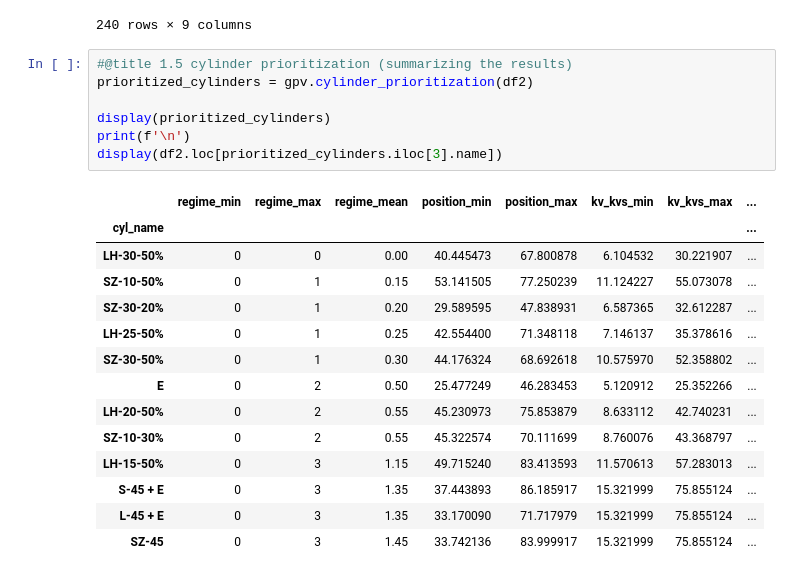
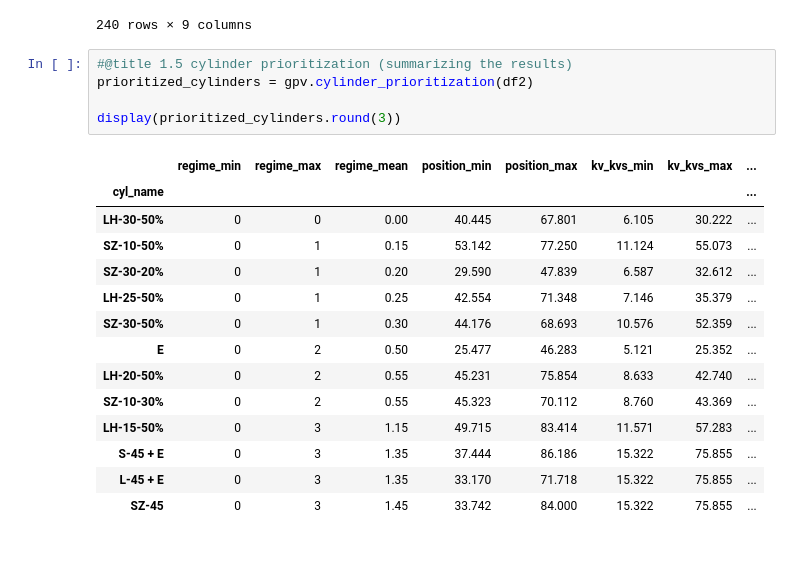
Before and after one commit to ratral/hyd4gpv_py, a Jupyter notebook: gpv_v002.ipynb, the cells around one changed output. Saved outputs shown, nothing was run; the diff lists cells and outputs as text.

```diff
--- a/gpv_v002.ipynb
+++ b/gpv_v002.ipynb
@@ -165,22 +165,20 @@ display(valves.round(3))
 # %%
 #@title 1.5 cylinder prioritization (summarizing the results)
 prioritized_cylinders = gpv.cylinder_prioritization(df2)
 
-display(prioritized_cylinders)
-print(f'\n')
-display(df2.loc[prioritized_cylinders.iloc[3].name])
+display(prioritized_cylinders.round(3))
 # %% [output]
 |  | regime_min | regime_max | regime_mean | position_min | position_max | kv_kvs_min | kv_kvs_max | ... |
 | cyl_name |  |  |  |  |  |  |  | ... |
-| LH-30-50% | 0 | 0 | 0.00 | 40.445473 | 67.800878 | 6.104532 | 30.221907 | ... |
-| SZ-10-50% | 0 | 1 | 0.15 | 53.141505 | 77.250239 | 11.124227 | 55.073078 | ... |
-| SZ-30-20% | 0 | 1 | 0.20 | 29.589595 | 47.838931 | 6.587365 | 32.612287 | ... |
-| LH-25-50% | 0 | 1 | 0.25 | 42.554400 | 71.348118 | 7.146137 | 35.378616 | ... |
-| SZ-30-50% | 0 | 1 | 0.30 | 44.176324 | 68.692618 | 10.575970 | 52.358802 | ... |
-| E | 0 | 2 | 0.50 | 25.477249 | 46.283453 | 5.120912 | 25.352266 | ... |
-| LH-20-50% | 0 | 2 | 0.55 | 45.230973 | 75.853879 | 8.633112 | 42.740231 | ... |
-| SZ-10-30% | 0 | 2 | 0.55 | 45.322574 | 70.111699 | 8.760076 | 43.368797 | ... |
-| LH-15-50% | 0 | 3 | 1.15 | 49.715240 | 83.413593 | 11.570613 | 57.283013 | ... |
-| S-45 + E | 0 | 3 | 1.35 | 37.443893 | 86.185917 | 15.321999 | 75.855124 | ... |
-| L-45 + E | 0 | 3 | 1.35 | 33.170090 | 71.717979 | 15.321999 | 75.855124 | ... |
-| SZ-45 | 0 | 3 | 1.45 | 33.742136 | 83.999917 | 15.321999 | 75.855124 | ... |
+| LH-30-50% | 0 | 0 | 0.00 | 40.445 | 67.801 | 6.105 | 30.222 | ... |
+| SZ-10-50% | 0 | 1 | 0.15 | 53.142 | 77.250 | 11.124 | 55.073 | ... |
+| SZ-30-20% | 0 | 1 | 0.20 | 29.590 | 47.839 | 6.587 | 32.612 | ... |
+| LH-25-50% | 0 | 1 | 0.25 | 42.554 | 71.348 | 7.146 | 35.379 | ... |
+| SZ-30-50% | 0 | 1 | 0.30 | 44.176 | 68.693 | 10.576 | 52.359 | ... |
+| E | 0 | 2 | 0.50 | 25.477 | 46.283 | 5.121 | 25.352 | ... |
+| LH-20-50% | 0 | 2 | 0.55 | 45.231 | 75.854 | 8.633 | 42.740 | ... |
+| SZ-10-30% | 0 | 2 | 0.55 | 45.323 | 70.112 | 8.760 | 43.369 | ... |
+| LH-15-50% | 0 | 3 | 1.15 | 49.715 | 83.414 | 11.571 | 57.283 | ... |
+| S-45 + E | 0 | 3 | 1.35 | 37.444 | 86.186 | 15.322 | 75.855 | ... |
+| L-45 + E | 0 | 3 | 1.35 | 33.170 | 71.718 | 15.322 | 75.855 | ... |
+| SZ-45 | 0 | 3 | 1.45 | 33.742 | 84.000 | 15.322 | 75.855 | ... |
```
Also changed, not shown: parts of 2 cells of this notebook.
